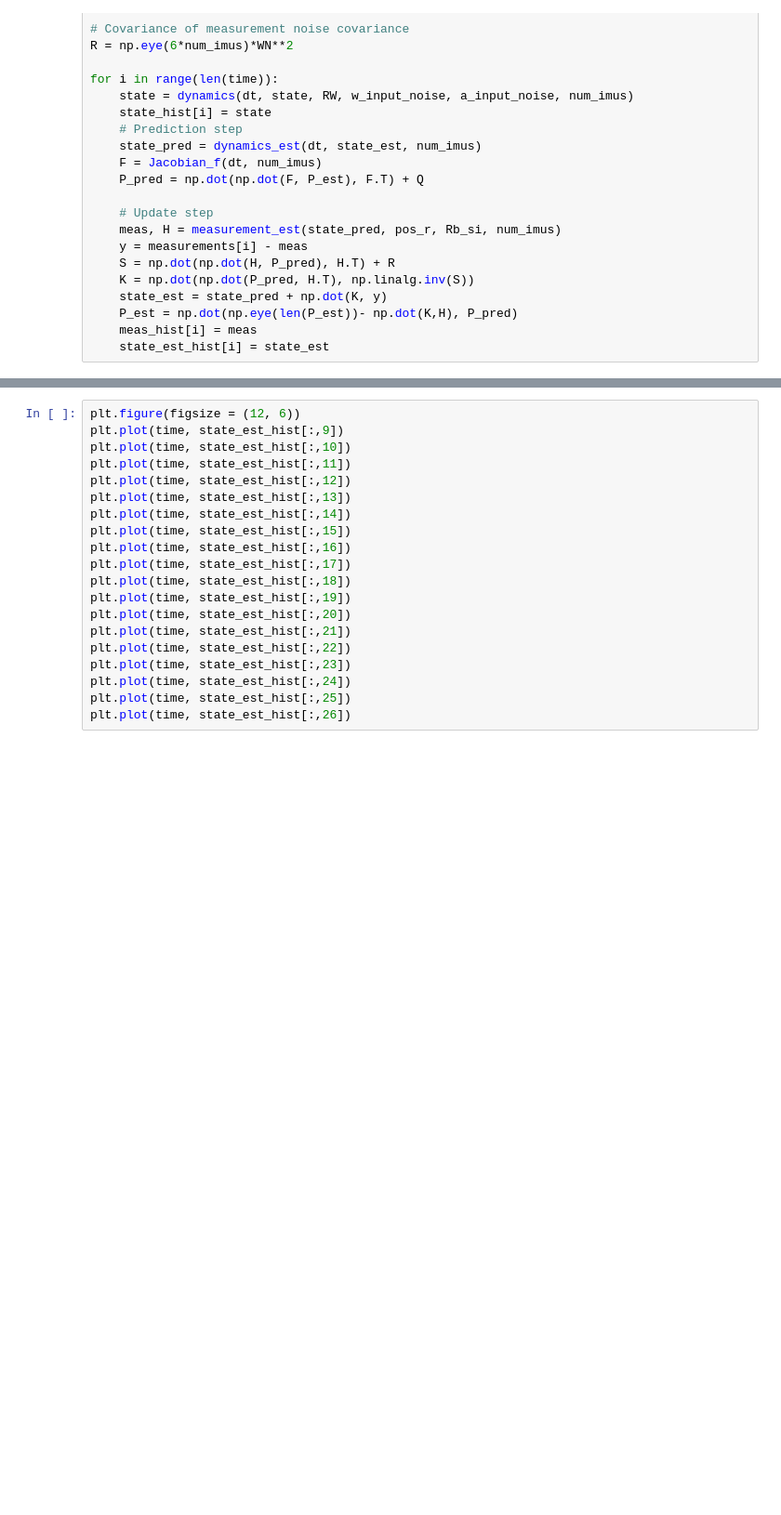
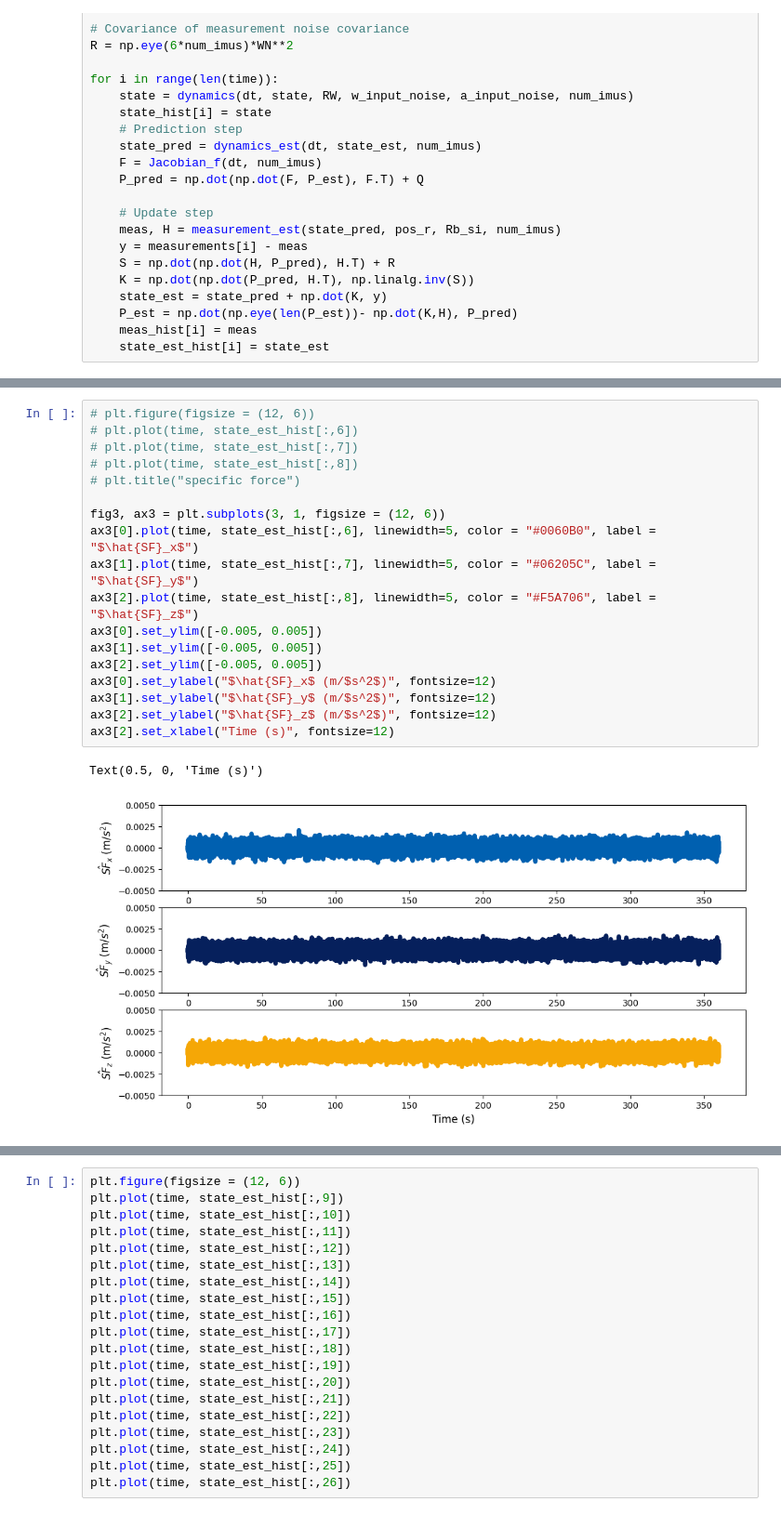
Before and after one commit to schoi355/multi_imu_fusion, a Jupyter notebook: EKF_multi_gyro.ipynb, the cells around one changed output, grey strips where cells are left out. Shown: that part at 93% size. Saved outputs shown, nothing was run; the diff lists cells and outputs as text; blank space fills up the shorter version.

```diff
--- a/EKF_multi_gyro.ipynb
+++ b/EKF_multi_gyro.ipynb
@@ -172,2 +200,23 @@ Text(0, 0.5, '$\\omega$ (rad/s)')
+# %%
+# plt.figure(figsize = (12, 6))
+# plt.plot(time, state_est_hist[:,6])
+# plt.plot(time, state_est_hist[:,7])
+# plt.plot(time, state_est_hist[:,8])
+# plt.title("specific force")
+
+fig3, ax3 = plt.subplots(3, 1, figsize = (12, 6))
+ax3[0].plot(time, state_est_hist[:,6], linewidth=5, color = "#0060B0", label = "$\hat{SF}_x$")
+ax3[1].plot(time, state_est_hist[:,7], linewidth=5, color = "#06205C", label = "$\hat{SF}_y$")
+ax3[2].plot(time, state_est_hist[:,8], linewidth=5, color = "#F5A706", label = "$\hat{SF}_z$")
+ax3[0].set_ylim([-0.005, 0.005])
+ax3[1].set_ylim([-0.005, 0.005])
+ax3[2].set_ylim([-0.005, 0.005])
+ax3[0].set_ylabel("$\hat{SF}_x$ (m/$s^2$)", fontsize=12)
+ax3[1].set_ylabel("$\hat{SF}_y$ (m/$s^2$)", fontsize=12)
+ax3[2].set_ylabel("$\hat{SF}_z$ (m/$s^2$)", fontsize=12)
+ax3[2].set_xlabel("Time (s)", fontsize=12)
+# %% [output]
+Text(0.5, 0, 'Time (s)')
+[figure, added]
 # %%
 # plt.figure(figsize = (12, 6))
```
Also changed, not shown: parts of 9 cells of this notebook.
